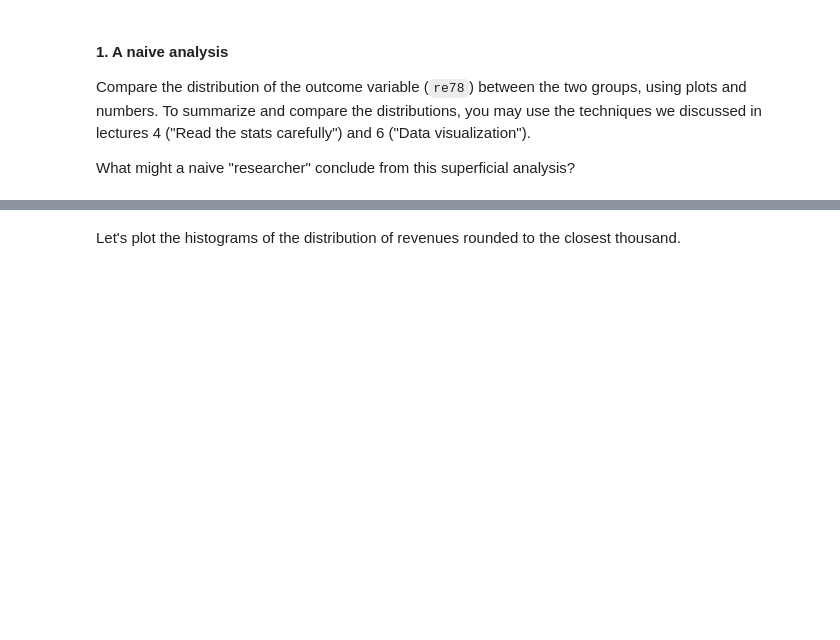
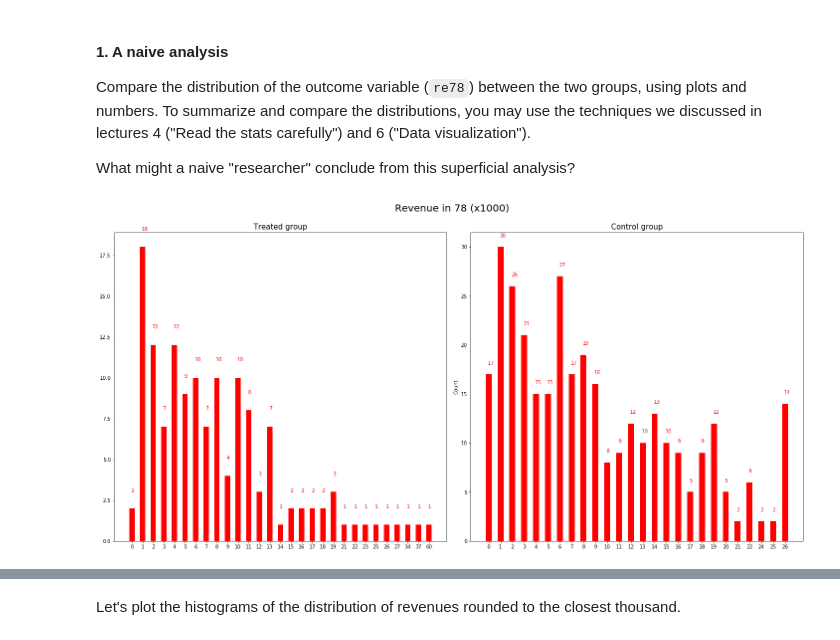
Before and after one commit to armand33/applied_data_analysis_2017, a Jupyter notebook: 04 - Applied ML/Homework 4.ipynb, the cells around one changed output, grey strips where cells are left out. Saved outputs shown, nothing was run; the diff lists cells and outputs as text; code cells hidden in the pictures; blank space fills up the shorter version.

```diff
--- a/04 - Applied ML/Homework 4.ipynb
+++ b/04 - Applied ML/Homework 4.ipynb
@@ -56,7 +79,7 @@ To summarize and compare the distributions, you may use the techniques we discus
 
 What might a naive "researcher" conclude from this superficial analysis?
 # %%
-def plot_histogram(x0, y0, x1, y1, title, figsize=(20,10)):
+def plot_histogram_old(x0, y0, x1, y1, title, figsize=(20,10)):
     """
     This functions plots a histogram adding the values on top of the bins.
 
@@ -64,30 +87,34 @@ def plot_histogram(x0, y0, x1, y1, title, figsize=(20,10)):
     y: counts of the x values
     title: title to give to the histogram
     abscissa: absissa to be displayed (what is being counted)
     """
     fig, ax = plt.subplots(nrows=1, ncols=2, figsize=(20,10))
     width = 0.5 # the width of the bars
     ind0 = np.arange(len(y0))
     ind1 = np.arange(len(y1))
 
     ax[0].bar(ind0, y0, width, color="red")
     ax[0].set_xticks(ind0)
     ax[0].set_xticklabels(x0, minor=False)
 
     ax[1].bar(ind1, y1, width, color="red")
     ax[1].set_xticks(ind1)
     ax[1].set_xticklabels(x1, minor=False)
 
     plt.ylabel('Count')
 
     for i, v in enumerate(y0):
         ax[0].text(i-width/6, v+ 1, str(v), color='red')
     for i, v in enumerate(y1):
         ax[1].text(i-width/6, v+ 1, str(v), color='red')
 
     ax[0].set_title('Treated group', fontsize=15)
     ax[1].set_title('Control group', fontsize=15)
     fig.suptitle(title, fontsize=20)
     plt.tight_layout()
     fig.subplots_adjust(top=0.9)
     plt.show()
+
+plot_histogram_old(x_treated, y_treated, x_control, y_control, title='Revenue in 78 (x1000)')
+# %% [output]
+[figure, added]
```
Also changed, not shown: parts of 12 cells of this notebook.
